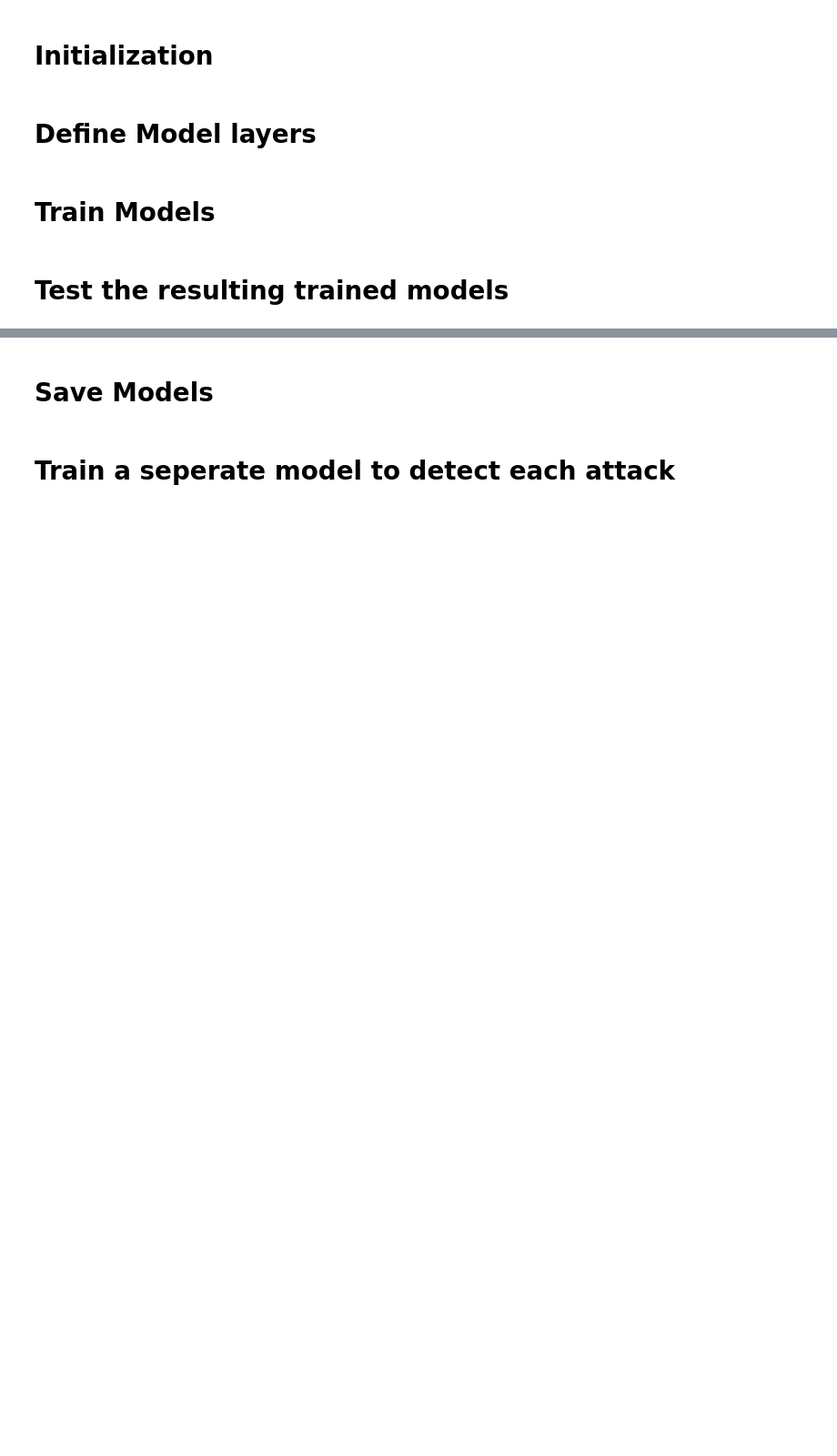
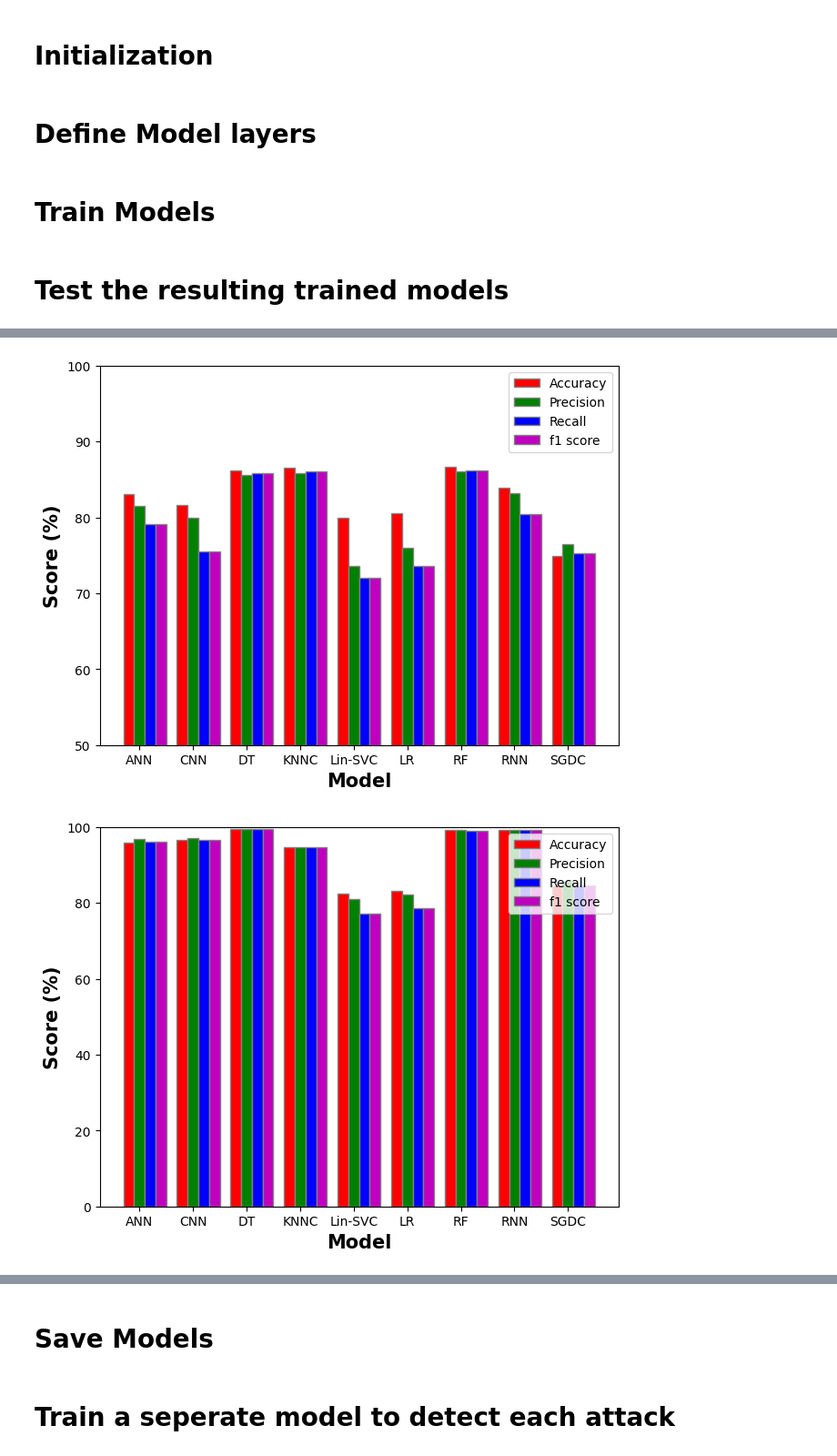
Before and after one commit to artiV4/Network-Attack-Detection, a Jupyter notebook: networkAttackClassification.ipynb, the cells around one changed output, grey strips where cells are left out. Shown: that part at 91% size. Saved outputs shown, nothing was run; the diff lists cells and outputs as text; code cells hidden in the pictures; blank space fills up the shorter version.

```diff
--- a/networkAttackClassification.ipynb
+++ b/networkAttackClassification.ipynb
@@ -345,8 +347,8 @@ def getNUSVCModel():
     model = NuSVC()
     return Model(model, "NuSVC", TYPES['SK_LR'])
 
-mod1 = getKNNCModel()
-mod1.name="KNNC2"
+mod1 = getANN()
+mod1.name="ANN1"
 mod2 = getKNNCModel()
 mod2.name="KNNC3"
 mod3 = getCNN()
@@ -356,7 +358,7 @@ mod4.name="RNN"
 mod5 = getSGDCModel()
 mod5.name="SGDC"
 ML_Models = [
-            getSGDCModel()
+            mod1
             # mod1,
             # mod2,
             # mod3,
@@ -434,8 +436,10 @@ def showResults(test, pred,model_name):
     accuracy = accuracy_score(test, pred)
     precision=precision_score(test, pred, average='weighted')
     f1Score=f1_score(test, pred, average='weighted')
+    recall = recall_score(test, pred, average="weighted")
     output+=f"\nAccuracy  : {accuracy}\n"
     output+=f"Precision : {precision}\n"
+    output += f"Recall : {recall}\n"
     output+=f"f1Score : {f1Score}\n"
     cm=confusion_matrix(test, pred)
     output+=str(cm)
@@ -835,14 +925,16 @@ print(f"avg ANN {resultsPerFlow[0].acc_avg}")
 names = []
 accuracies = []
 precisions = []
+recalls = []
 f1s = []
 
-width = 0.25  # the width of the bars
+width = 0.2  # the width of the bars
 multiplier = 0
 
 br1 = np.arange(len(resultsPerPacket))
 br2 = [i + width for i in br1]
 br3 = [i + width for i in br2]
+br4 = [i + width for i in br3]
 
 fig, ax = plt.subplots(layout="constrained")
 
@@ -850,6 +942,7 @@ for result in resultsPerPacket:
     names.append(result.name)
     accuracies.append(result.acc_avg)
     precisions.append(result.prec_avg)
+    recalls.append(result.recall_avg)
     f1s.append(result.f1_avg)
 
 plt.bar(br1, accuracies, color ='r', width = width,
@@ -857,6 +950,8 @@ plt.bar(br1, accuracies, color ='r', width = width,
 plt.bar(br2, precisions, color ='g', width = width,
         edgecolor ='grey', label ='Precision')
 plt.bar(br3, f1s, color ='b', width = width,
+        edgecolor ='grey', label ='Recall')
+plt.bar(br4, f1s, color ='m', width = width,
         edgecolor ='grey', label ='f1 score')
 
 plt.xlabel('Model', fontweight ='bold', fontsize = 15)
@@ -865,7 +960,7 @@ plt.xticks([r + width for r in range(len(names))],
         names)
 ax.set_ylim(50, 100)
 plt.legend()
-plt.savefig(fname='outputs/PerPacketBarPlot2.png')
+plt.savefig(fname='outputs/PerPacketBarPlot3.png')
 plt.show()
 
 
@@ -878,36 +973,44 @@ plt.show()
 names = []
 accuracies = []
 precisions = []
+recalls = []
 f1s = []
 
-width = 0.25  # the width of the bars
+width = 0.2  # the width of the bars
 multiplier = 0
 
 br1 = np.arange(len(resultsPerFlow))
 br2 = [i + width for i in br1]
 br3 = [i + width for i in br2]
+br4 = [i + width for i in br3]
 
 fig, ax = plt.subplots(layout="constrained")
 
 for result in resultsPerFlow:
     names.append(result.name)
     accuracies.append(result.acc_avg)
     precisions.append(result.prec_avg)
+    recalls.append(result.recall_avg)
     f1s.append(result.f1_avg)
 
 plt.bar(br1, accuracies, color ='r', width = width,
         edgecolor ='grey', label ='Accuracy')
 plt.bar(br2, precisions, color ='g', width = width,
         edgecolor ='grey', label ='Precision')
 plt.bar(br3, f1s, color ='b', width = width,
+        edgecolor ='grey', label ='Recall')
+plt.bar(br4, f1s, color ='m', width = width,
         edgecolor ='grey', label ='f1 score')
 
 plt.xlabel('Model', fontweight ='bold', fontsize = 15)
 plt.ylabel('Score (%)', fontweight ='bold', fontsize = 15)
 plt.xticks([r + width for r in range(len(names))],
         names)
 ax.set_ylim(0, 100)
 plt.legend()
-plt.savefig(fname='outputs/PerFlowBarPlot2.png')
+plt.savefig(fname='outputs/PerFlowBarPlot3.png')
 plt.show()
+# %% [output]
+[figure, added]
+[figure, added]
 # %%
```
Also changed, not shown: parts of 11 cells of this notebook.
